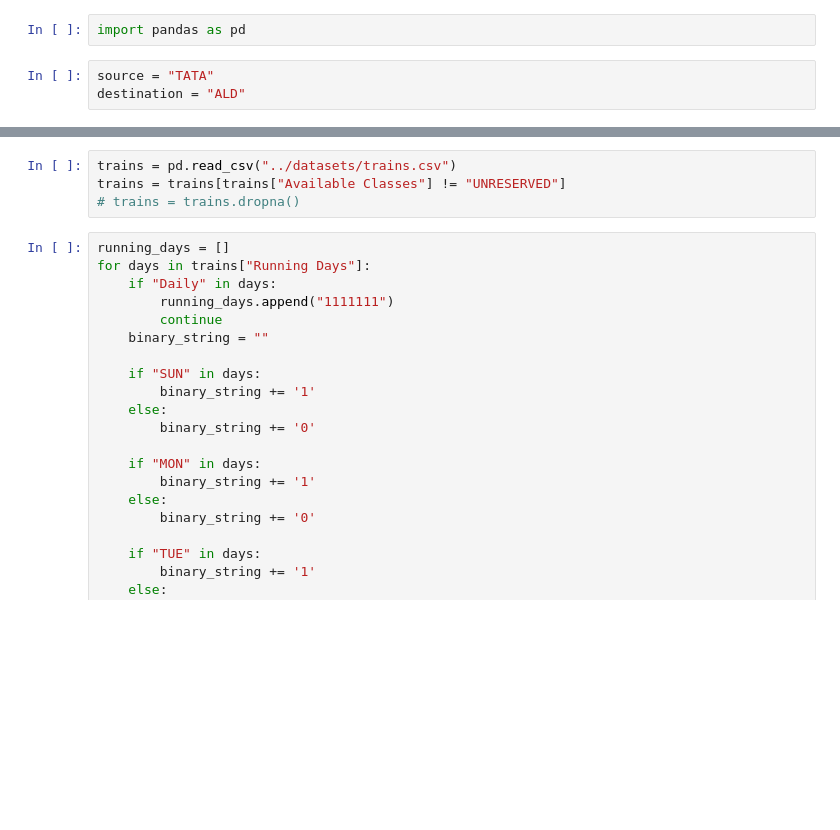
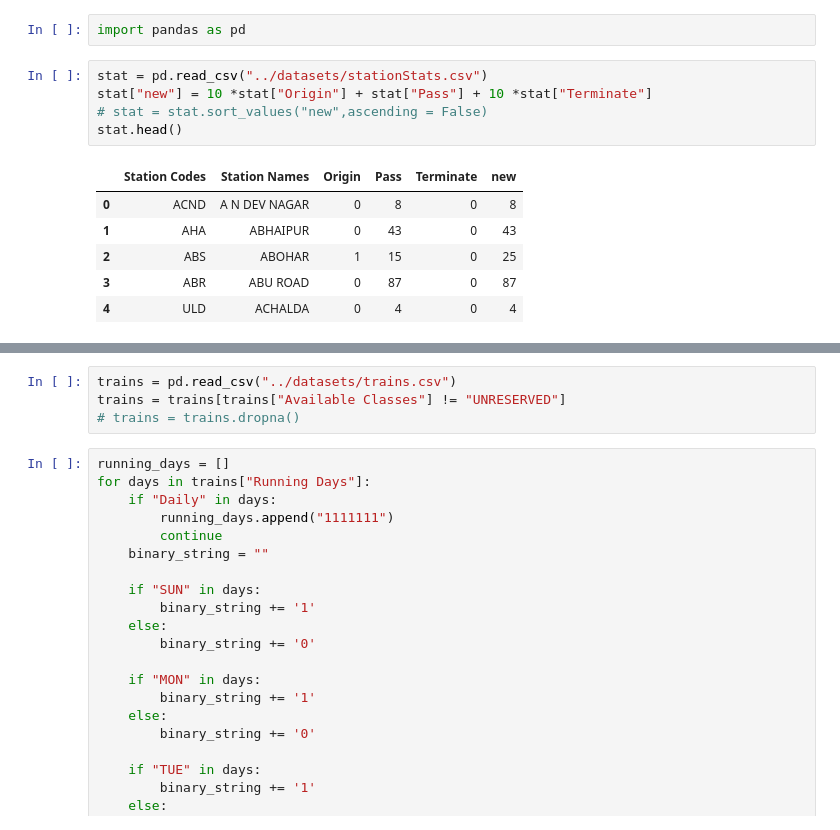
Before and after one commit to ayushdubey003/AI-based-Railway-Reservation-System, a Jupyter notebook: iPython Notebooks/Algorithm.ipynb, the cells around one changed output, grey strips where cells are left out. Cells and saved outputs as stored; diff of their text form; blank space fills up the shorter version.

```diff
--- a/iPython Notebooks/Algorithm.ipynb
+++ b/iPython Notebooks/Algorithm.ipynb
@@ -1,5 +1,14 @@
 # %%
 import pandas as pd
-# %%
-source = "TATA"
-destination = "ALD"
+# %%
+stat = pd.read_csv("../datasets/stationStats.csv")
+stat["new"] = 10 *stat["Origin"] + stat["Pass"] + 10 *stat["Terminate"]
+# stat = stat.sort_values("new",ascending = False)
+stat.head()
+# %% [output]
+|  | Station Codes | Station Names | Origin | Pass | Terminate | new |
+| 0 | ACND | A N DEV NAGAR | 0 | 8 | 0 | 8 |
+| 1 | AHA | ABHAIPUR | 0 | 43 | 0 | 43 |
+| 2 | ABS | ABOHAR | 1 | 15 | 0 | 25 |
+| 3 | ABR | ABU ROAD | 0 | 87 | 0 | 87 |
+| 4 | ULD | ACHALDA | 0 | 4 | 0 | 4 |
```
Also changed, not shown: parts of 5 cells of this notebook, 2 other files.
